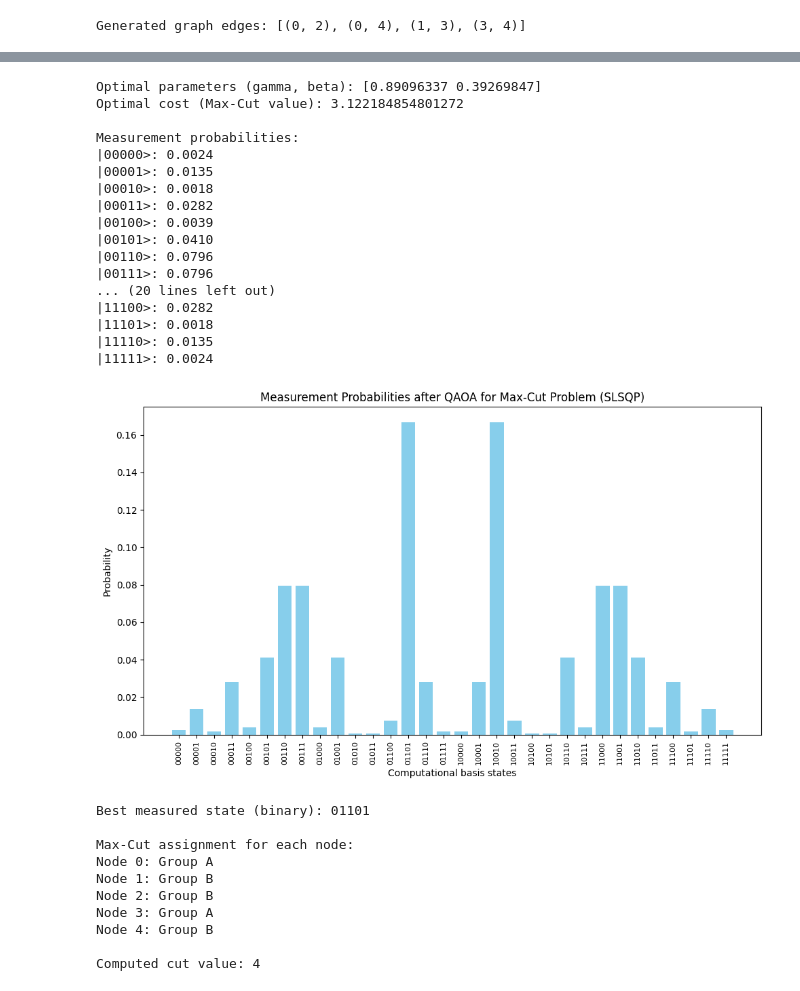
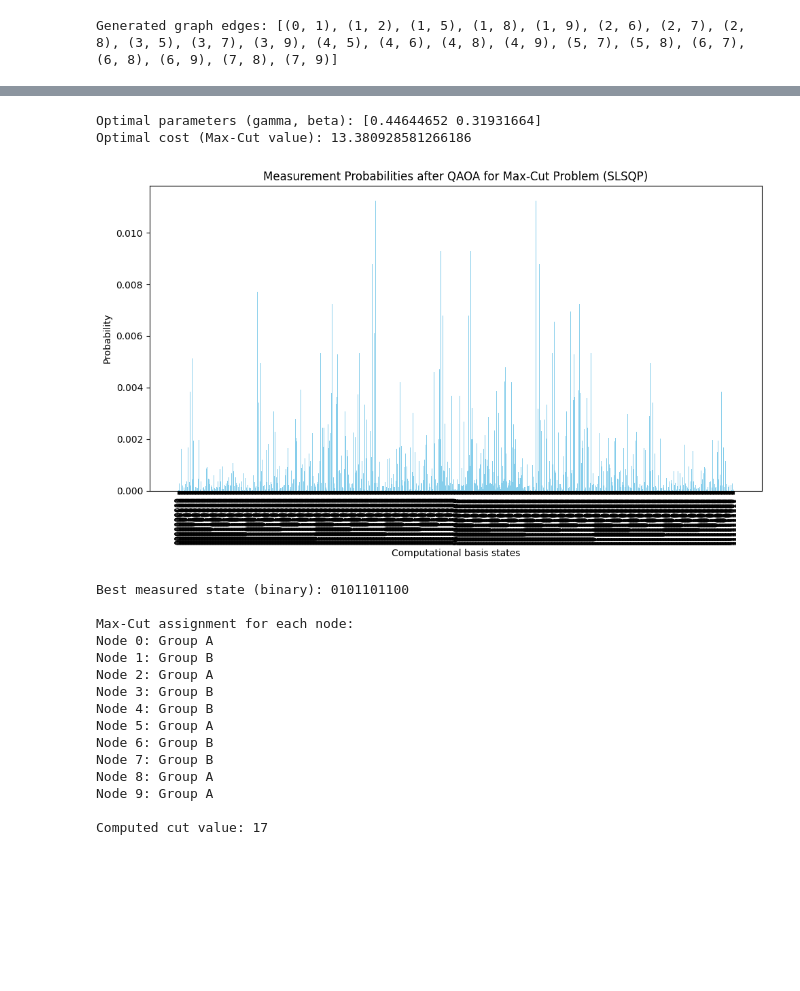
Before and after one commit to mac-jey/Ionq-qaoa, a Jupyter notebook: Qudit qaoa.ipynb, the cells around one changed output, grey strips where cells are left out. Saved outputs shown, nothing was run; the diff lists cells and outputs as text; code cells hidden in the pictures; blank space fills up the shorter version.

```diff
--- a/Qudit qaoa.ipynb
+++ b/Qudit qaoa.ipynb
@@ -22,7 +22,7 @@ def embed_operator(op, position, total_qubits):
 # 1. Generate a random graph (Max-Cut problem)
 # -------------------------------
 # Create a random graph with n nodes.
-n = 5  # number of nodes (change as desired)
+n = 10  # number of nodes (change as desired)
 p_edge = 0.5  # probability for edge creation
 
 G = nx.gnp_random_graph(n, p_edge)
@@ -109,9 +109,6 @@ probs = np.abs(psi_final_opt.full())**2
 probs = probs.flatten()
 states = [format(idx, f'0{total_qubits}b') for idx in range(len(probs))]
 
-print("\nMeasurement probabilities:")
-for state, p in zip(states, probs):
-    print(f"|{state}>: {p:.4f}")
 
 plt.figure(figsize=(10, 6))
 plt.bar(states, probs, color='skyblue')
@@ -152,4 +149,4 @@ assignment_bits = [int(best_state[i]) for i in range(total_qubits)]
 assignment_bits = [int(bit) for bit in best_state]
 print("\nComputed cut value:", cut_value(assignment_bits, G))
 # %% [output]
-Generated graph edges: [(0, 2), (0, 4), (1, 3), (3, 4)]
+Generated graph edges: [(0, 1), (1, 2), (1, 5), (1, 8), (1, 9), (2, 6), (2, 7), (2, 8), (3, 5), (3, 7), (3, 9), (4, 5), (4, 6), (4, 8), (4, 9), (5, 7), (5, 8), (6, 7), (6, 8), (6, 9), (7, 8), (7, 9)]
@@ -157,31 +154,21 @@ Generated graph edges: [(0, 2), (0, 4), (1, 3), (3, 4)]
-Optimal parameters (gamma, beta): [0.89096337 0.39269847]
-Optimal cost (Max-Cut value): 3.122184854801272
-
-Measurement probabilities:
-|00000>: 0.0024
-|00001>: 0.0135
-|00010>: 0.0018
-|00011>: 0.0282
-|00100>: 0.0039
-|00101>: 0.0410
-|00110>: 0.0796
-|00111>: 0.0796
-... (20 lines left out)
-|11100>: 0.0282
-|11101>: 0.0018
-|11110>: 0.0135
-|11111>: 0.0024
+Optimal parameters (gamma, beta): [0.44644652 0.31931664]
+Optimal cost (Max-Cut value): 13.380928581266186
-[figure, old version]
+[figure, new version]
-Best measured state (binary): 01101
+Best measured state (binary): 0101101100
 
 Max-Cut assignment for each node:
 Node 0: Group A
 Node 1: Group B
-Node 2: Group B
-Node 3: Group A
+Node 2: Group A
+Node 3: Group B
 Node 4: Group B
+Node 5: Group A
+Node 6: Group B
+Node 7: Group B
+Node 8: Group A
+Node 9: Group A
 
-Computed cut value: 4
+Computed cut value: 17
 # %%
 from qutip import *
 import numpy as np
```
Also changed, not shown: parts of 7 cells of this notebook.
